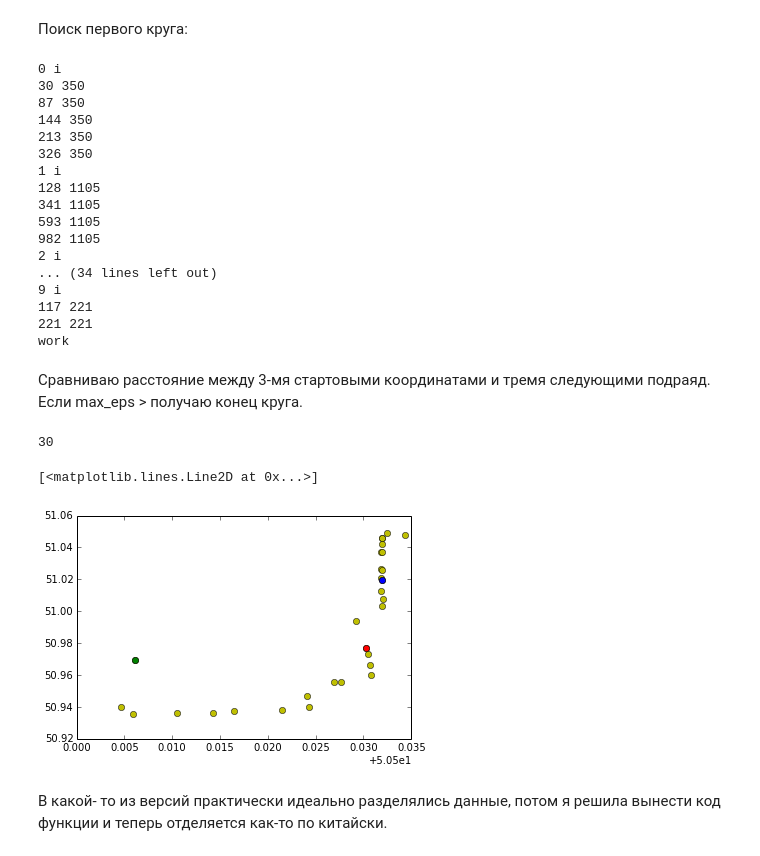
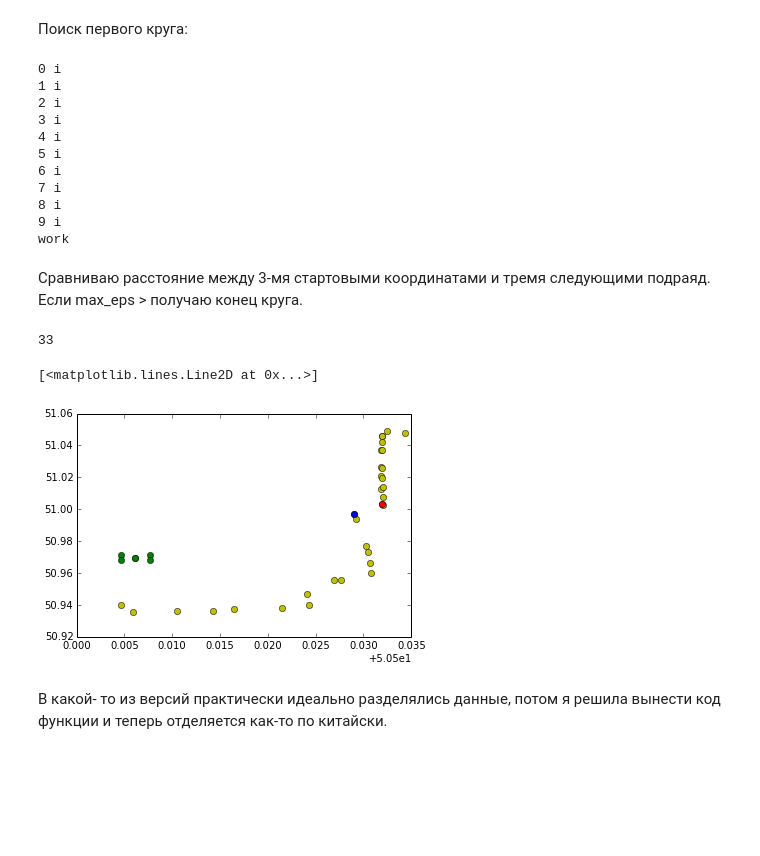
Before and after one commit to LisGein/LinuxCppLessons, a Jupyter notebook: Python/nightYandex/one_driver.ipynb, the cells around one changed output. Saved outputs shown, nothing was run; the diff lists cells and outputs as text; code cells hidden in the pictures; blank space fills up the shorter version.

```diff
--- a/Python/nightYandex/one_driver.ipynb
+++ b/Python/nightYandex/one_driver.ipynb
@@ -96,7 +96,7 @@ lat = []
 lon = []
 for i in range(len(lon_points)):
     print(i, "i")
-    x, y = sort_coordinates.div_way(lat_points[i], lon_points[i]);
+    x, y = sort_coordinates.ways(lat_points[i], lon_points[i]);
     for idx in range(len(x)):
 
         lat.append(x[idx])
@@ -144,39 +144,37 @@ for i in range(len(lon_points)):
 print("work")
 # %% [output]
 0 i
-30 350
-87 350
-144 350
-213 350
-326 350
 1 i
-128 1105
-341 1105
-593 1105
-982 1105
 2 i
-... (34 lines left out)
+3 i
+4 i
+5 i
+6 i
+7 i
+8 i
 9 i
-117 221
-221 221
 work
 # %% [markdown]
 Сравниваю расстояние между 3-мя стартовыми координатами и тремя следующими подраяд. Если max_eps > получаю конец круга.
 # %%
 plt.plot(lat[0], lon[0], 'o', c = 'y')
 #plt.plot(lat[0], lon[0], 'o', c = 'r')
 
 i = 0
 j = 0
 plt.plot(lat[j][i], lon[j][i], 'o', c = 'g')
+plt.plot(lat[j][i] + 0.0015, lon[j][i] + 0.0015, 'o', c = 'g')
+plt.plot(lat[j][i] + 0.0015, lon[j][i] - 0.0015, 'o', c = 'g')
+plt.plot(lat[j][i] - 0.0015, lon[j][i] + 0.0015, 'o', c = 'g')
+plt.plot(lat[j][i] - 0.0015, lon[j][i] - 0.0015, 'o', c = 'g')
 print (len(lat[j]))
 i=len(lat[j])-1
 plt.plot(lat[j][i], lon[j][i], 'o', c = 'b')
 i=int((len(lat[j])-1)/2)
 plt.plot(lat[j][i], lon[j][i], 'o', c = 'r')
 # %% [output]
-30
+33
 [<matplotlib.lines.Line2D at 0x...>]
-[figure, old version]
+[figure, new version]
 # %% [markdown]
 В какой- то из версий практически идеально разделялись данные, потом я решила вынести код функции и теперь отделяется как-то по китайски.
```
Also changed, not shown: 2 other files.
